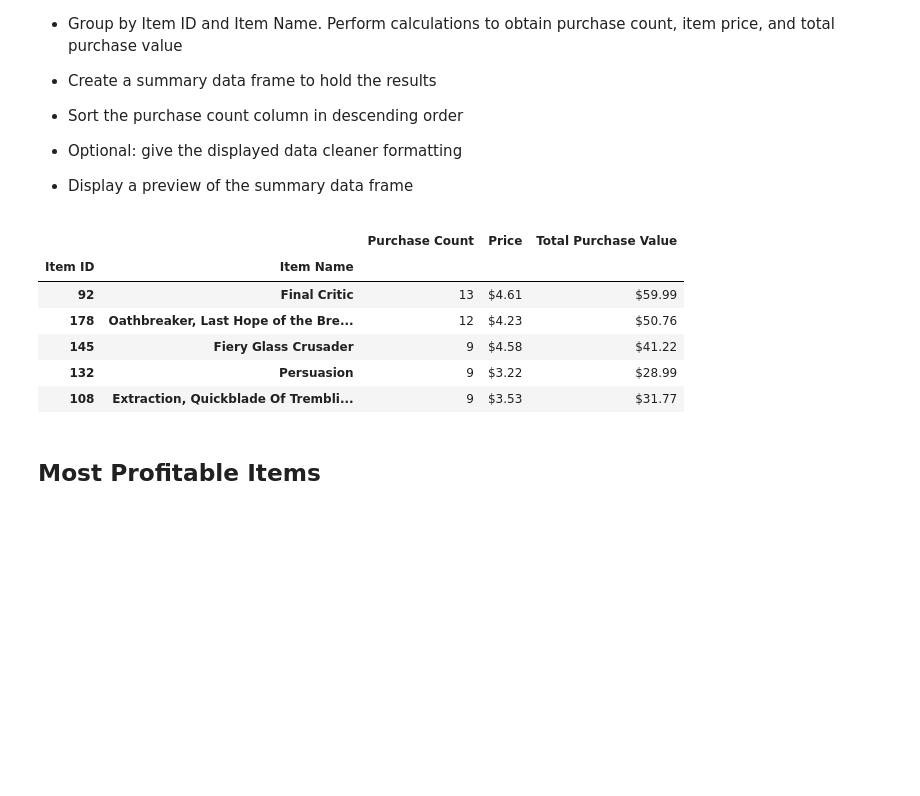
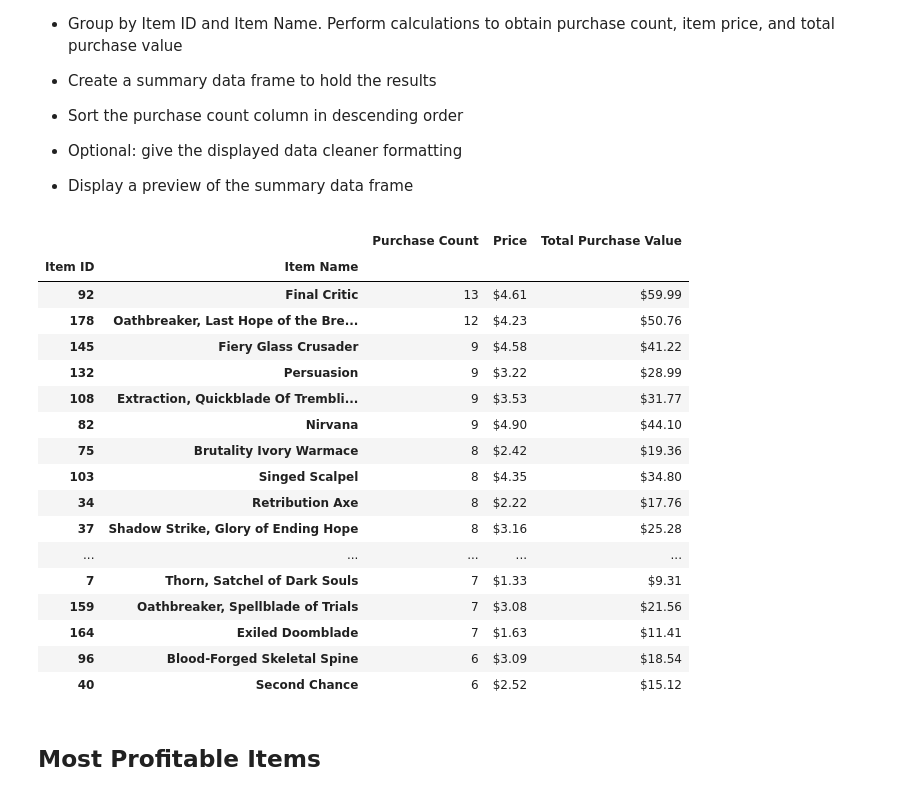
Before and after one commit to Oscar-Geare/pandas-challenge, a Jupyter notebook: HeroesOfPymoli/HeroesOfPymoli_starter.ipynb, the cells around one changed output. Cells and saved outputs as stored; diff of their text form; code cells hidden in the pictures; blank space fills up the shorter version.

```diff
--- a/HeroesOfPymoli/HeroesOfPymoli_starter.ipynb
+++ b/HeroesOfPymoli/HeroesOfPymoli_starter.ipynb
@@ -274,28 +285,39 @@ topSpenders_df.head()
 # %%
 itemStats = purchase_data.filter(['Item ID','Item Name','Purchase ID','Price']) # Pull relevant fields from original dataframe
 itemStats_grp = itemStats.groupby(['Item ID','Item Name'])
 itemStats_df = pd.DataFrame(itemStats_grp['Purchase ID'].count())
 itemStats_df.rename(columns={"Purchase ID":"Purchase Count"},inplace=True)
 itemStats_df['Total Purchase Value'] = itemStats_grp['Price'].sum()
 itemStats_df['Price'] = itemStats_df['Total Purchase Value'] / itemStats_df['Purchase Count'] # Not sure if this is the right way to do this, but the values match?
 itemStats_df = itemStats_df[['Purchase Count','Price','Total Purchase Value']]
 
 # Putting this into a separate dataframe because of the next question/task
 popItems_df = itemStats_df
 # sort by purchase count
 popItems_df = popItems_df.reset_index().sort_values(['Purchase Count'], ascending=False).set_index(['Item ID','Item Name'])
 popItems_df['Total Purchase Value'] = popItems_df['Total Purchase Value'].map('${:,.2f}'.format)
 popItems_df['Price'] = popItems_df['Price'].map('${:,.2f}'.format)
 
-popItems_df.head()
+popItems_df.head(25)
 # %% [output]
 |  |  | Purchase Count | Price | Total Purchase Value |
 | Item ID | Item Name |  |  |  |
 | 92 | Final Critic | 13 | $4.61 | $59.99 |
 | 178 | Oathbreaker, Last Hope of the Bre... | 12 | $4.23 | $50.76 |
 | 145 | Fiery Glass Crusader | 9 | $4.58 | $41.22 |
 | 132 | Persuasion | 9 | $3.22 | $28.99 |
 | 108 | Extraction, Quickblade Of Trembli... | 9 | $3.53 | $31.77 |
+| 82 | Nirvana | 9 | $4.90 | $44.10 |
+| 75 | Brutality Ivory Warmace | 8 | $2.42 | $19.36 |
+| 103 | Singed Scalpel | 8 | $4.35 | $34.80 |
+| 34 | Retribution Axe | 8 | $2.22 | $17.76 |
+| 37 | Shadow Strike, Glory of Ending Hope | 8 | $3.16 | $25.28 |
+| ... | ... | ... | ... | ... |
+| 7 | Thorn, Satchel of Dark Souls | 7 | $1.33 | $9.31 |
+| 159 | Oathbreaker, Spellblade of Trials | 7 | $3.08 | $21.56 |
+| 164 | Exiled Doomblade | 7 | $1.63 | $11.41 |
+| 96 | Blood-Forged Skeletal Spine | 6 | $3.09 | $18.54 |
+| 40 | Second Chance | 6 | $2.52 | $15.12 |
 # %% [markdown]
 ## Most Profitable Items
 # %% [markdown]
```
Also changed, not shown: parts of 3 cells of this notebook.
